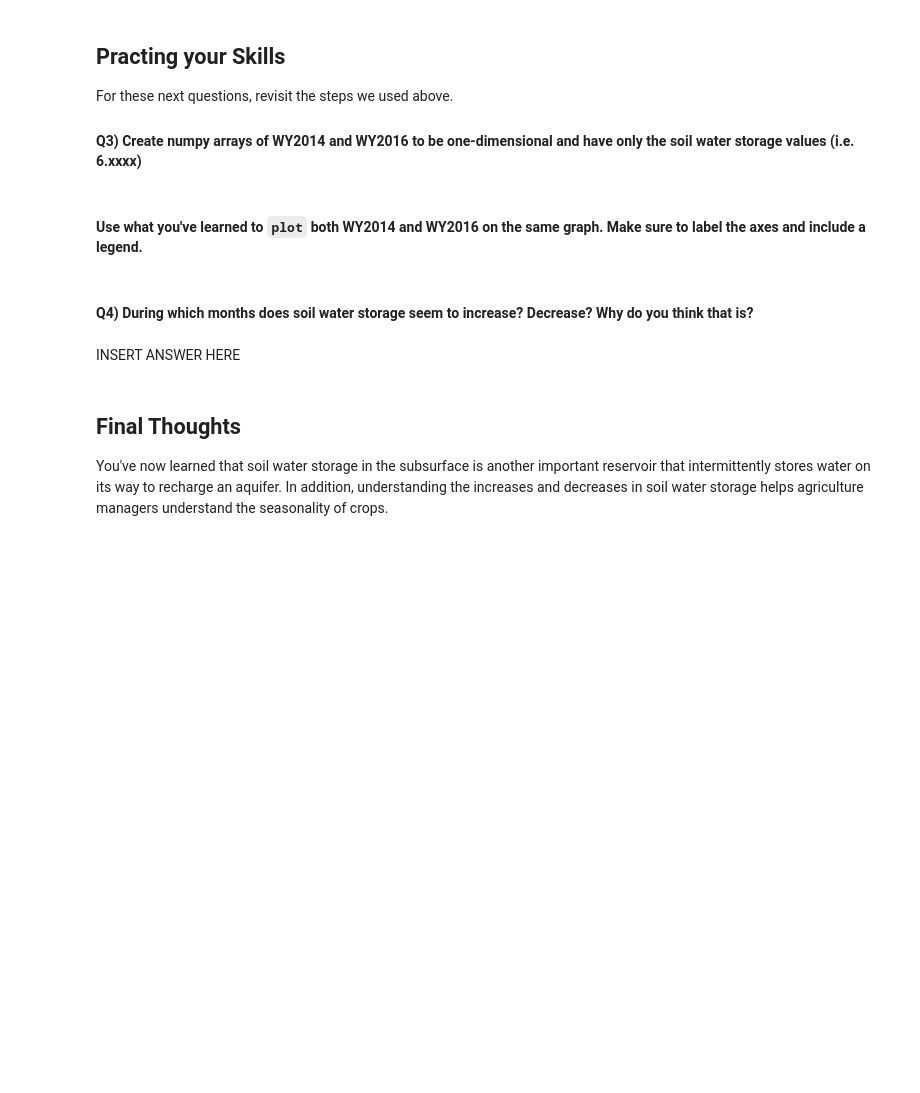
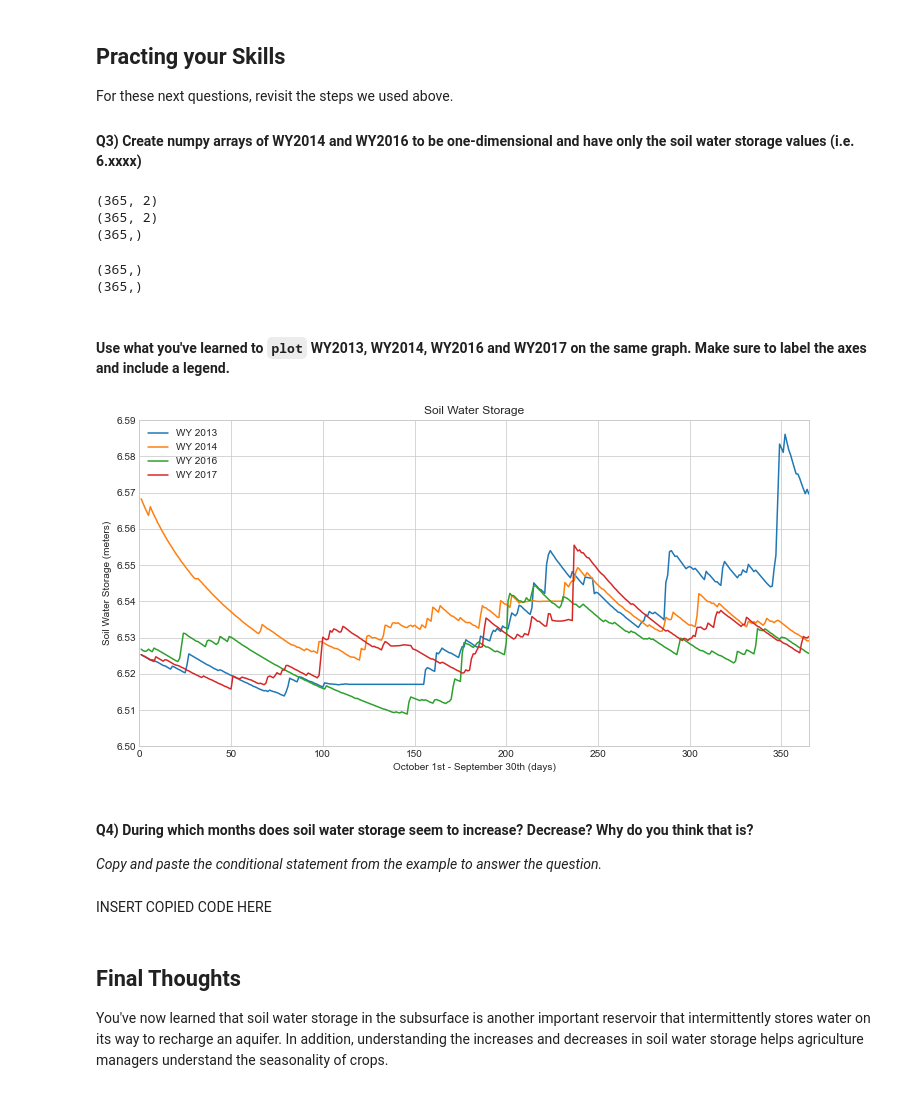
Before and after one commit to CUB-Computational-Tools/2020-ps-MzCorona, a Jupyter notebook: week4_PS_DRAFT.ipynb, the cells around one changed output. Drawn from its saved outputs; the diff is of its cells as text; code cells hidden in the pictures; blank space fills up the shorter version.

```diff
--- a/week4_PS_DRAFT.ipynb
+++ b/week4_PS_DRAFT.ipynb
@@ -192,8 +201,56 @@ For these next questions, revisit the steps we used above.
+# %%
+#INSERT CODE ANSWER HERE
+
+# import `WY2014` as a numpy array
+WY2014 = np.loadtxt(fname= "data/WY2014.csv", delimiter = ",")
+# print the dimensions
+print(WY2014.shape)
+
+# import `WY2016` as a numpy array
+WY2016 = np.loadtxt(fname= "data/WY2016.csv", delimiter = ",")
+print(WY2016.shape)
+
+# import `365days` as a numpy array
+DaysInAYear = np.loadtxt(fname = "data/365days.csv", delimiter = ",")
+print(DaysInAYear.shape)
+# %% [output]
+(365, 2)
+(365, 2)
+(365,)
+# %%
+## Slice out the 365 rows and the 1st column
+WY2014sws = WY2014[:365, 1]
+WY2016sws = WY2016[:365, 1]
+
+# print the shape for verification that slice worked
+print(WY2014sws.shape)
+print(WY2016sws.shape)
+# %% [output]
+(365,)
+(365,)
 # %% [markdown]
-#### Use what you've learned to `plot` both WY2014 and WY2016 on the same graph. Make sure to label the axes and include a legend.
+#### Use what you've learned to `plot` WY2013, WY2014, WY2016 and WY2017 on the same graph. Make sure to label the axes and include a legend.
 # %%
 ################# YOUR CODE ANSWER HERE ####################
+# %%
+################# FOR PLOTTING ####################
+
+# Define plot space
+fig, ax = plt.subplots(figsize = (12, 6))
+ax.plot(DaysInAYear, WY2013sws, label = 'WY 2013')
+ax.plot(DaysInAYear, WY2014sws, label = 'WY 2014')
+ax.plot(DaysInAYear, WY2016sws, label = 'WY 2016')
+ax.plot(DaysInAYear, WY2017sws, label = 'WY 2017')
+ax.set(xlim = (0, 365), ylim = (6.50, 6.59),
+       xlabel = 'October 1st - September 30th (days)', ylabel='Soil Water Storage (meters)',
+       title = 'Soil Water Storage');
+leg = ax.legend();
+plt.show()
+################# FOR PLOTTING ####################
+# %% [output]
+[figure, added]
 # %% [markdown]
 #### __Q4)__ During which months does soil water storage seem to increase? Decrease? Why do you think that is?
+_Copy and paste the conditional statement from the example to answer the question._
 # %% [markdown]
-INSERT ANSWER HERE
+INSERT COPIED CODE HERE
```
Also changed, not shown: parts of 6 cells of this notebook.
